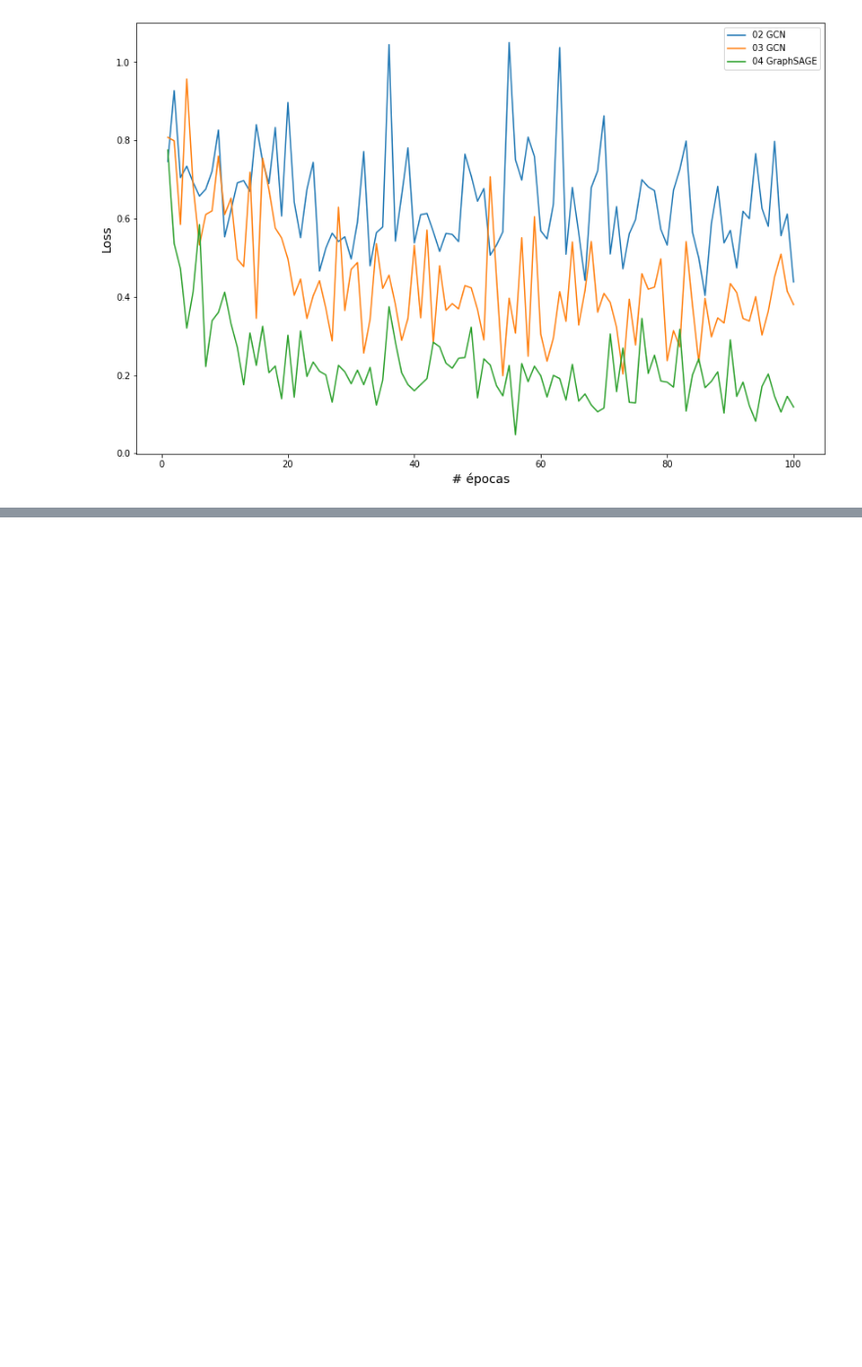
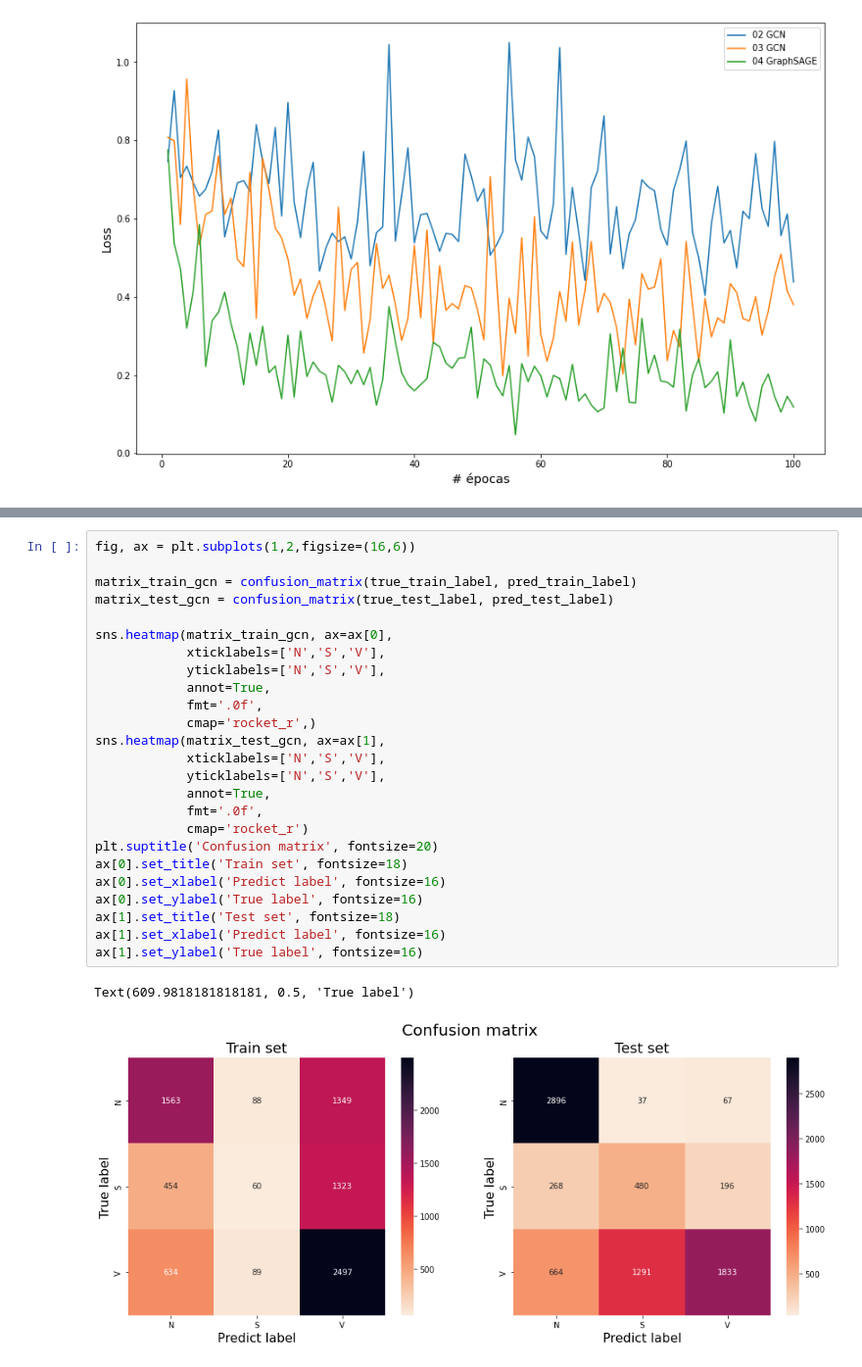
Before and after one commit to raffoliveira/Master_Degree, a Jupyter notebook: Disciplinas/Complex_network/Projeto/Codes/project.ipynb, the cells around one changed output, grey strips where cells are left out. Shown at 98% size. Drawn from its saved outputs; the diff is of its cells as text; blank space fills up the shorter version.

```diff
--- a/Disciplinas/Complex_network/Projeto/Codes/project.ipynb
+++ b/Disciplinas/Complex_network/Projeto/Codes/project.ipynb
@@ -956,0 +1197,28 @@ plt.show()
+# %%
+fig, ax = plt.subplots(1,2,figsize=(16,6))
+
+matrix_train_gcn = confusion_matrix(true_train_label, pred_train_label)
+matrix_test_gcn = confusion_matrix(true_test_label, pred_test_label)
+
+sns.heatmap(matrix_train_gcn, ax=ax[0],
+            xticklabels=['N','S','V'],
+            yticklabels=['N','S','V'],
+            annot=True,
+            fmt='.0f',
+            cmap='rocket_r',)
+sns.heatmap(matrix_test_gcn, ax=ax[1],
+            xticklabels=['N','S','V'],
+            yticklabels=['N','S','V'],
+            annot=True,
+            fmt='.0f',
+            cmap='rocket_r')
+plt.suptitle('Confusion matrix', fontsize=20)
+ax[0].set_title('Train set', fontsize=18)
+ax[0].set_xlabel('Predict label', fontsize=16)
+ax[0].set_ylabel('True label', fontsize=16)
+ax[1].set_title('Test set', fontsize=18)
+ax[1].set_xlabel('Predict label', fontsize=16)
+ax[1].set_ylabel('True label', fontsize=16)
+# %% [output]
+Text(609.9818181818181, 0.5, 'True label')
+[figure, added]
```
Also changed, not shown: parts of 32 cells of this notebook.
